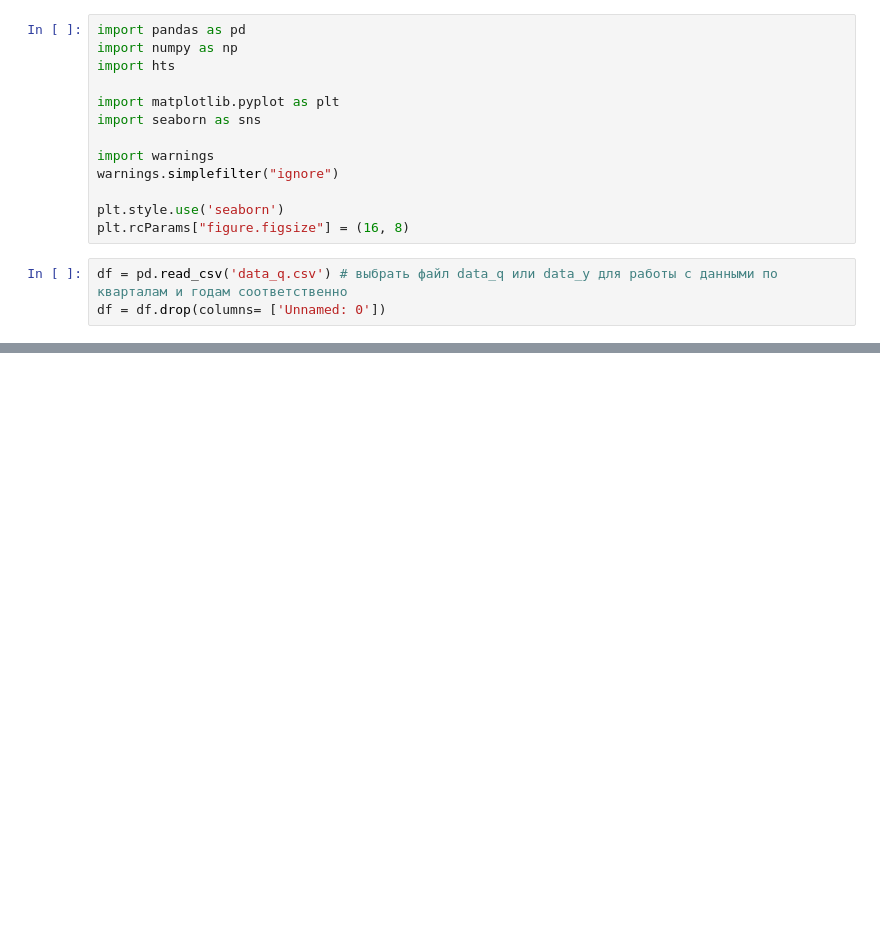
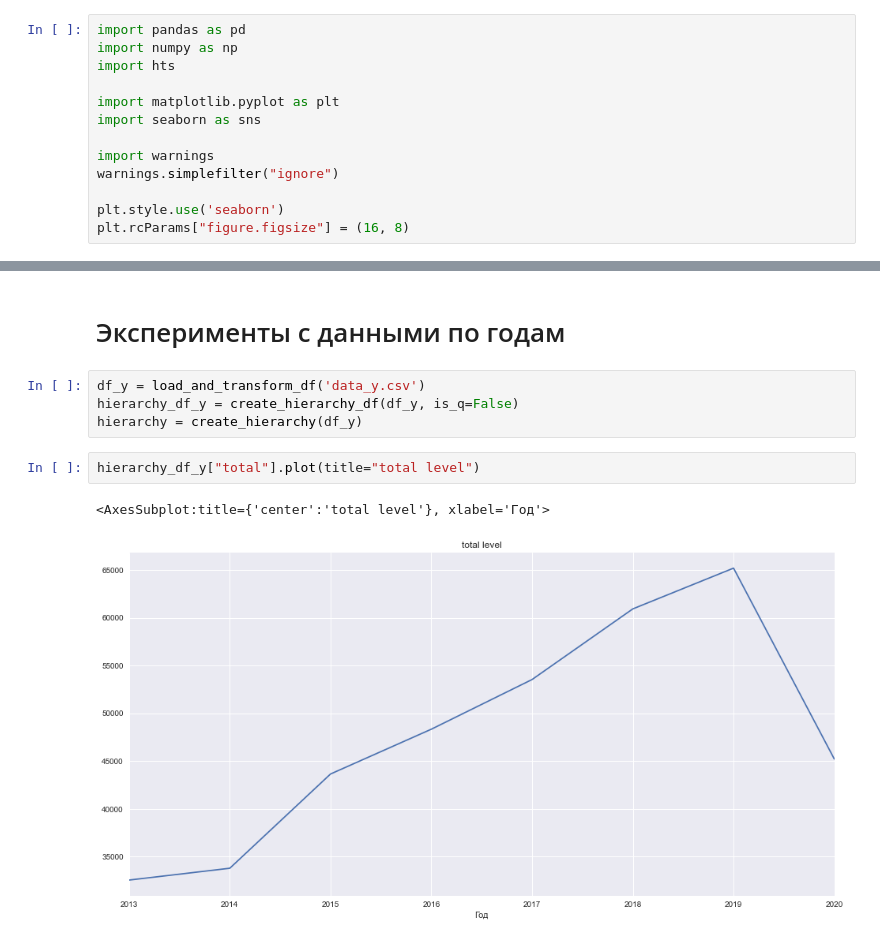
Before and after one commit to JuliaKil/tourism-hts, a Jupyter notebook: tourism.ipynb, the cells around one changed output, grey strips where cells are left out. Cells and saved outputs as stored; diff of their text form; blank space fills up the shorter version.

```diff
--- a/tourism.ipynb
+++ b/tourism.ipynb
@@ -11,6 +11,3 @@ warnings.simplefilter("ignore")
 
 plt.style.use('seaborn')
 plt.rcParams["figure.figsize"] = (16, 8)
-# %%
-df = pd.read_csv('data_q.csv') # выбрать файл data_q или data_y для работы с данными по кварталам и годам соответственно
-df = df.drop(columns= ['Unnamed: 0'])
@@ -246,0 +115,11 @@ MAE: 232.62
+# %% [markdown]
+# Эксперименты с данными по годам
+# %%
+df_y = load_and_transform_df('data_y.csv')
+hierarchy_df_y = create_hierarchy_df(df_y, is_q=False)
+hierarchy = create_hierarchy(df_y)
+# %%
+hierarchy_df_y["total"].plot(title="total level")
+# %% [output]
+<AxesSubplot:title={'center':'total level'}, xlabel='Год'>
+[figure, added]
```
Also changed, not shown: parts of 71 cells of this notebook, 1 other file.
